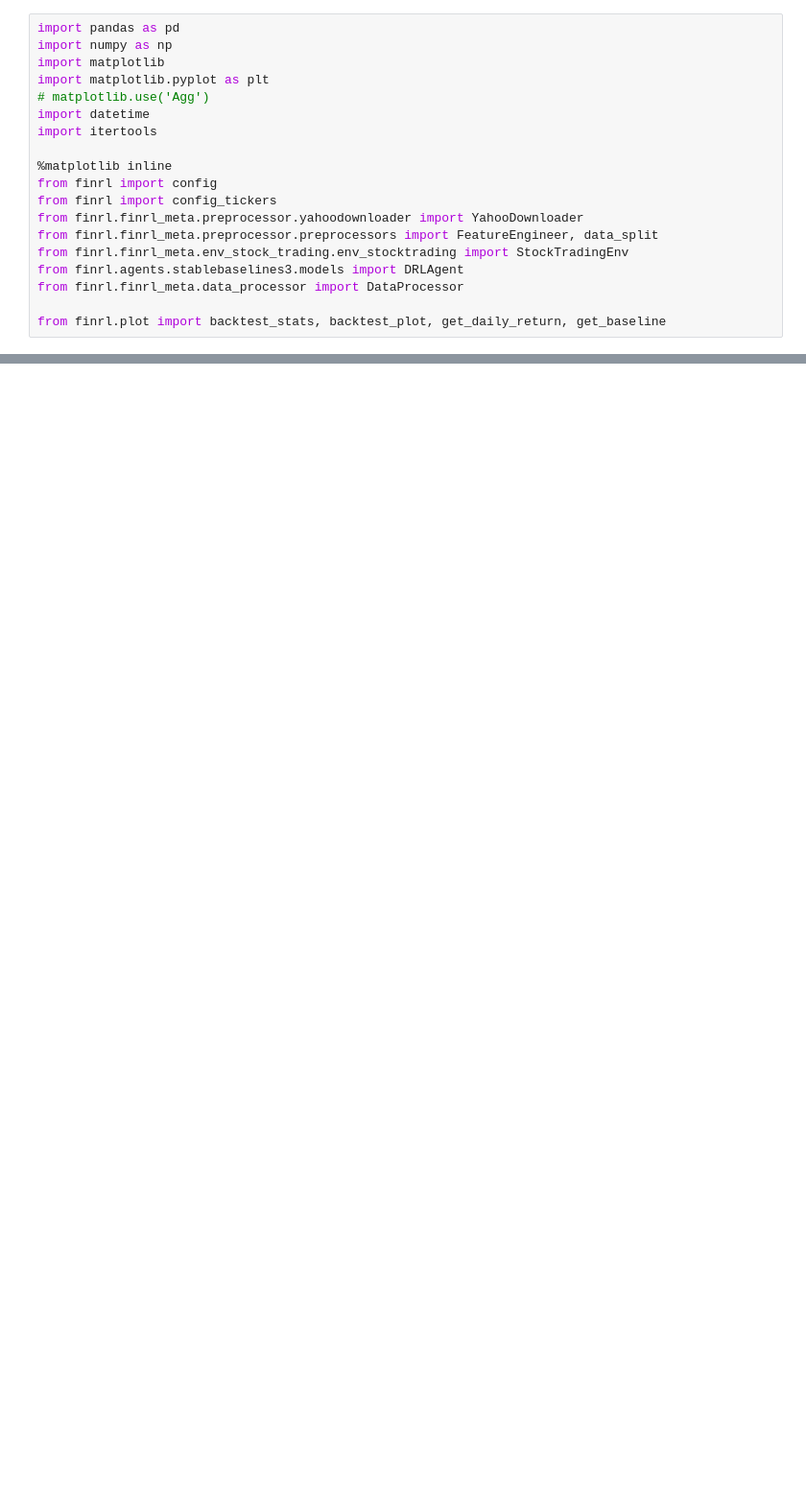
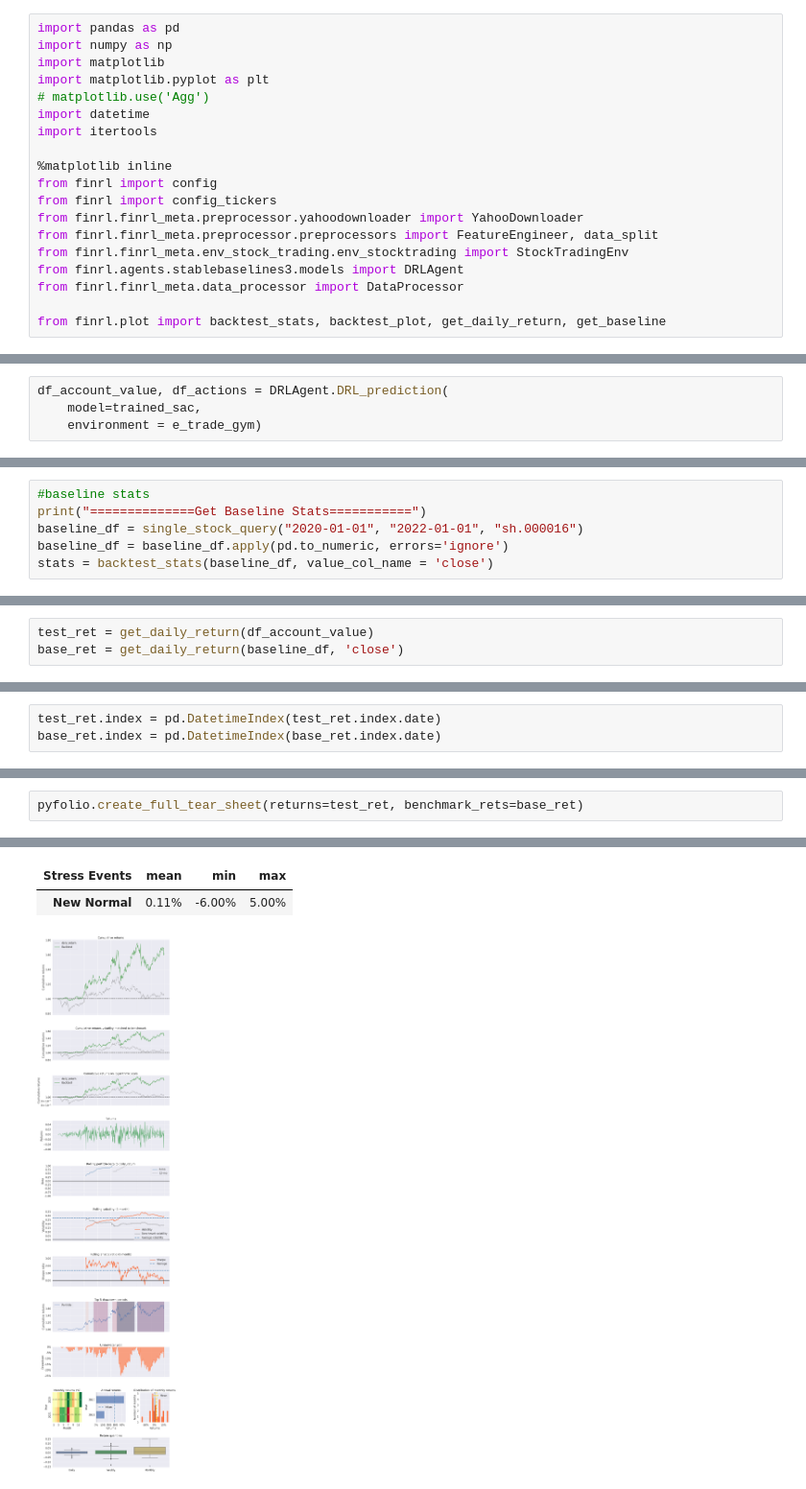
Before and after one commit to ytliu74/PRP_Demo, a Jupyter notebook: Fundamental+Indicator_DOW30.ipynb, the cells around one changed output, grey strips where cells are left out. Shown at 96% size. Saved outputs shown, nothing was run; the diff lists cells and outputs as text; blank space fills up the shorter version.

Commit message:
complete train and test

```diff
--- a/Fundamental+Indicator_DOW30.ipynb
+++ b/Fundamental+Indicator_DOW30.ipynb
@@ -58,0 +145,4 @@ fund_df[fund_df['tic'] == 'sh.600000']
+# %%
+df_account_value, df_actions = DRLAgent.DRL_prediction(
+    model=trained_sac,
+    environment = e_trade_gym)
@@ -58,0 +189,6 @@ fund_df[fund_df['tic'] == 'sh.600000']
+# %%
+#baseline stats
+print("==============Get Baseline Stats===========")
+baseline_df = single_stock_query("2020-01-01", "2022-01-01", "sh.000016")
+baseline_df = baseline_df.apply(pd.to_numeric, errors='ignore')
+stats = backtest_stats(baseline_df, value_col_name = 'close')
@@ -58,0 +213,3 @@ fund_df[fund_df['tic'] == 'sh.600000']
+# %%
+test_ret = get_daily_return(df_account_value)
+base_ret = get_daily_return(baseline_df, 'close')
@@ -58,0 +234,3 @@ fund_df[fund_df['tic'] == 'sh.600000']
+# %%
+test_ret.index = pd.DatetimeIndex(test_ret.index.date)
+base_ret.index = pd.DatetimeIndex(base_ret.index.date)
@@ -58,0 +243,3 @@ fund_df[fund_df['tic'] == 'sh.600000']
+# %%
+pyfolio.create_full_tear_sheet(returns=test_ret, benchmark_rets=base_ret)
+# %% [output]
@@ -58,0 +271,3 @@ fund_df[fund_df['tic'] == 'sh.600000']
+| Stress Events | mean | min | max |
+| New Normal | 0.11% | -6.00% | 5.00% |
+[figure, added]
```
Also changed, not shown: parts of 32 cells of this notebook, 7 other files.
